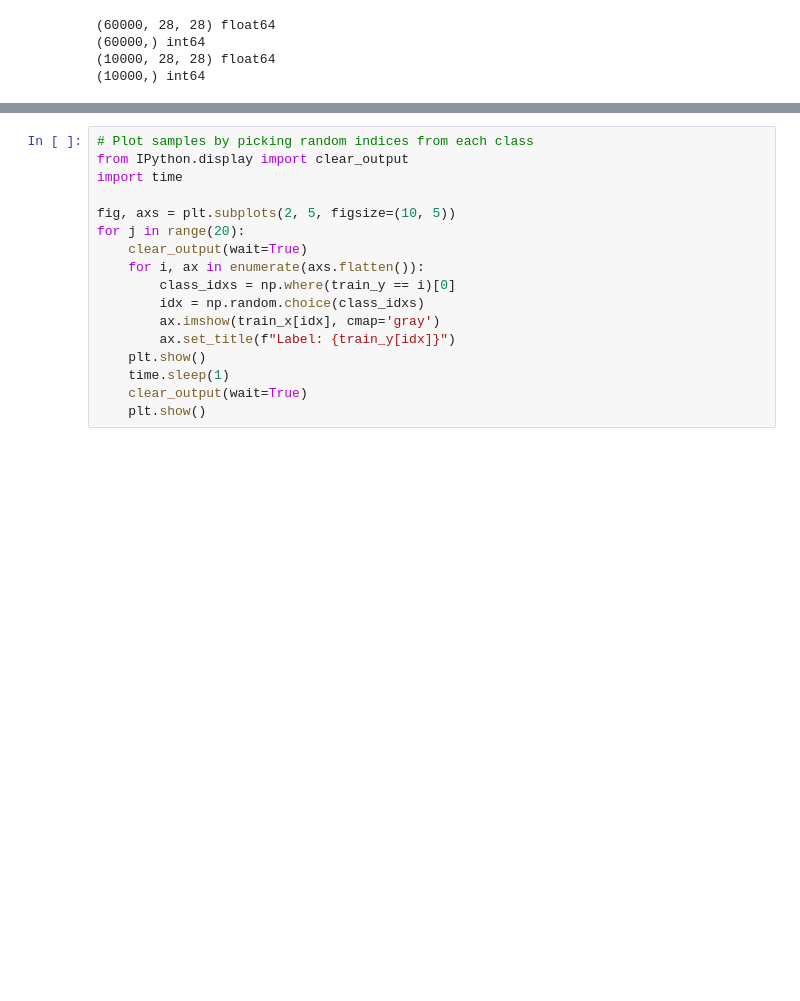
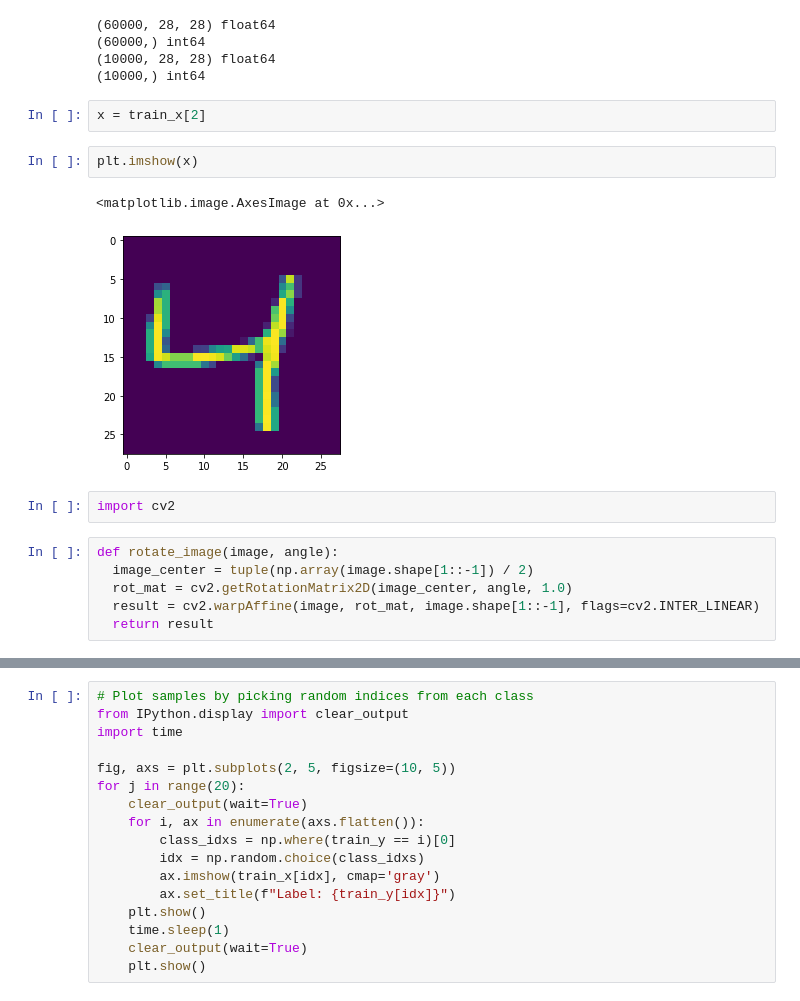
Before and after one commit to KaiMJ/ai_book, a Jupyter notebook: neural_network.ipynb, the cells around one changed output, grey strips where cells are left out. Drawn from its saved outputs; the diff is of its cells as text; blank space fills up the shorter version.

```diff
--- a/neural_network.ipynb
+++ b/neural_network.ipynb
@@ -78,3 +78,18 @@ print(test_y.shape, test_y.dtype)
 (60000,) int64
 (10000, 28, 28) float64
 (10000,) int64
+# %%
+x = train_x[2]
+# %%
+plt.imshow(x)
+# %% [output]
+<matplotlib.image.AxesImage at 0x...>
+[figure, added]
+# %%
+import cv2
+# %%
+def rotate_image(image, angle):
+  image_center = tuple(np.array(image.shape[1::-1]) / 2)
+  rot_mat = cv2.getRotationMatrix2D(image_center, angle, 1.0)
+  result = cv2.warpAffine(image, rot_mat, image.shape[1::-1], flags=cv2.INTER_LINEAR)
+  return result
```
Also changed, not shown: parts of 9 cells of this notebook, 4 other files.
